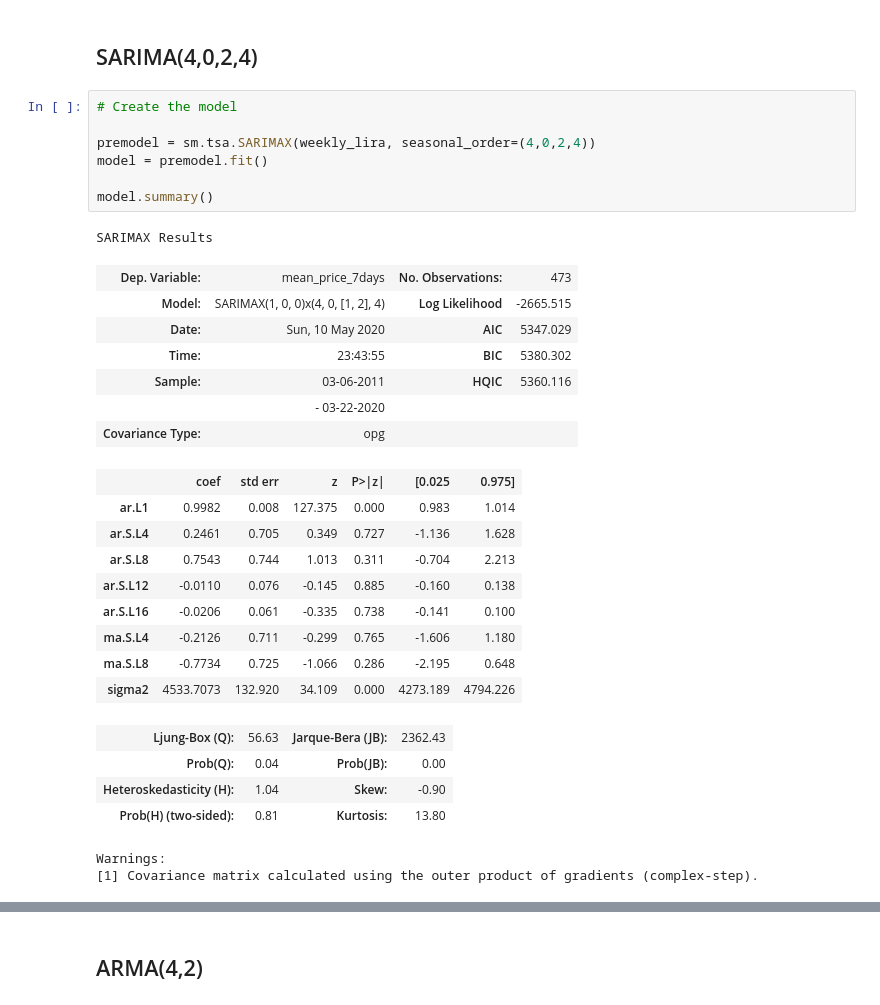
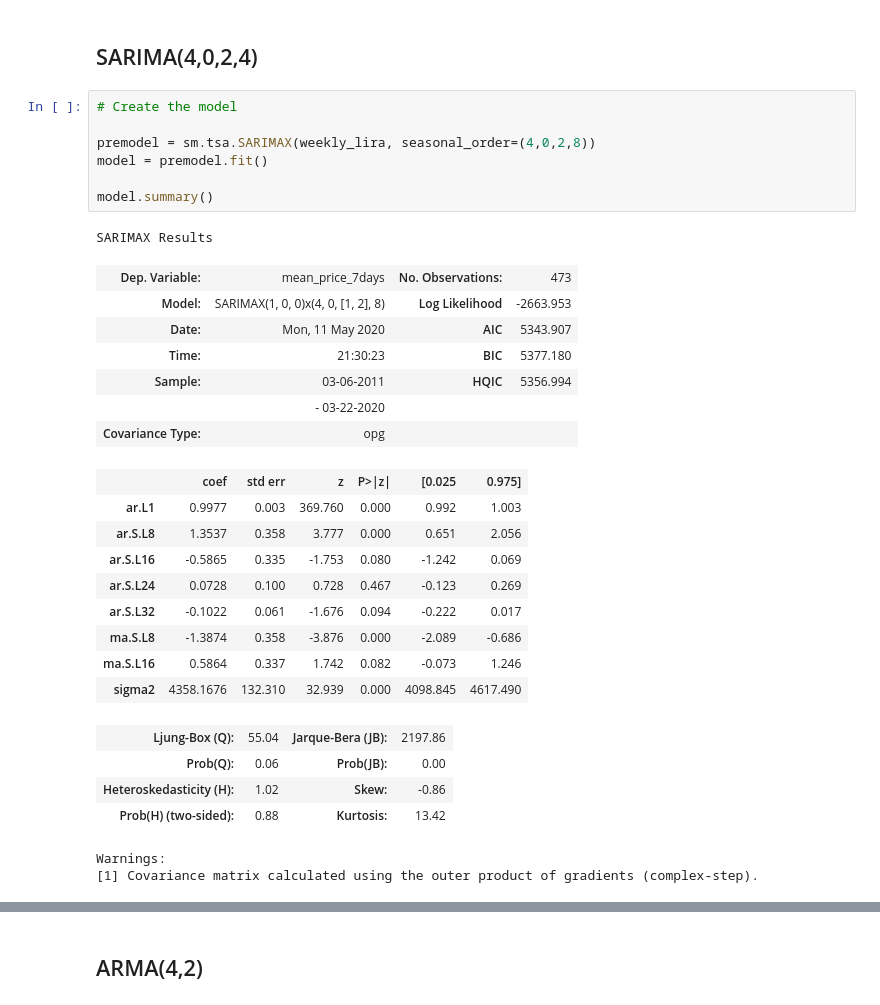
Before and after one commit to CodingDuckmx/Sauti-Africa-Market-Monitoring, a Jupyter notebook: maize_first_steps.ipynb, the cells around one changed output, grey strips where cells are left out. Drawn from its saved outputs; the diff is of its cells as text.

```diff
--- a/maize_first_steps.ipynb
+++ b/maize_first_steps.ipynb
@@ -291,32 +291,32 @@ res.aic_min_order
 # %%
 # Create the model
 
-premodel = sm.tsa.SARIMAX(weekly_lira, seasonal_order=(4,0,2,4))
+premodel = sm.tsa.SARIMAX(weekly_lira, seasonal_order=(4,0,2,8))
 model = premodel.fit()
 
 model.summary()
 # %% [output]
 SARIMAX Results
 | Dep. Variable: | mean_price_7days | No. Observations: | 473 |
-| Model: | SARIMAX(1, 0, 0)x(4, 0, [1, 2], 4) | Log Likelihood | -2665.515 |
-| Date: | Sun, 10 May 2020 | AIC | 5347.029 |
-| Time: | 23:43:55 | BIC | 5380.302 |
-| Sample: | 03-06-2011 | HQIC | 5360.116 |
+| Model: | SARIMAX(1, 0, 0)x(4, 0, [1, 2], 8) | Log Likelihood | -2663.953 |
+| Date: | Mon, 11 May 2020 | AIC | 5343.907 |
+| Time: | 21:30:23 | BIC | 5377.180 |
+| Sample: | 03-06-2011 | HQIC | 5356.994 |
 |  | - 03-22-2020 |  |  |
 | Covariance Type: | opg |  |  |
 |  | coef | std err | z | P>|z| | [0.025 | 0.975] |
-| ar.L1 | 0.9982 | 0.008 | 127.375 | 0.000 | 0.983 | 1.014 |
-| ar.S.L4 | 0.2461 | 0.705 | 0.349 | 0.727 | -1.136 | 1.628 |
-| ar.S.L8 | 0.7543 | 0.744 | 1.013 | 0.311 | -0.704 | 2.213 |
-| ar.S.L12 | -0.0110 | 0.076 | -0.145 | 0.885 | -0.160 | 0.138 |
-| ar.S.L16 | -0.0206 | 0.061 | -0.335 | 0.738 | -0.141 | 0.100 |
-| ma.S.L4 | -0.2126 | 0.711 | -0.299 | 0.765 | -1.606 | 1.180 |
-| ma.S.L8 | -0.7734 | 0.725 | -1.066 | 0.286 | -2.195 | 0.648 |
-| sigma2 | 4533.7073 | 132.920 | 34.109 | 0.000 | 4273.189 | 4794.226 |
+| ar.L1 | 0.9977 | 0.003 | 369.760 | 0.000 | 0.992 | 1.003 |
+| ar.S.L8 | 1.3537 | 0.358 | 3.777 | 0.000 | 0.651 | 2.056 |
+| ar.S.L16 | -0.5865 | 0.335 | -1.753 | 0.080 | -1.242 | 0.069 |
+| ar.S.L24 | 0.0728 | 0.100 | 0.728 | 0.467 | -0.123 | 0.269 |
+| ar.S.L32 | -0.1022 | 0.061 | -1.676 | 0.094 | -0.222 | 0.017 |
+| ma.S.L8 | -1.3874 | 0.358 | -3.876 | 0.000 | -2.089 | -0.686 |
+| ma.S.L16 | 0.5864 | 0.337 | 1.742 | 0.082 | -0.073 | 1.246 |
+| sigma2 | 4358.1676 | 132.310 | 32.939 | 0.000 | 4098.845 | 4617.490 |
-| Ljung-Box (Q): | 56.63 | Jarque-Bera (JB): | 2362.43 |
-| Prob(Q): | 0.04 | Prob(JB): | 0.00 |
-| Heteroskedasticity (H): | 1.04 | Skew: | -0.90 |
-| Prob(H) (two-sided): | 0.81 | Kurtosis: | 13.80 |
+| Ljung-Box (Q): | 55.04 | Jarque-Bera (JB): | 2197.86 |
+| Prob(Q): | 0.06 | Prob(JB): | 0.00 |
+| Heteroskedasticity (H): | 1.02 | Skew: | -0.86 |
+| Prob(H) (two-sided): | 0.88 | Kurtosis: | 13.42 |
 Warnings:
 [1] Covariance matrix calculated using the outer product of gradients (complex-step).
 # %%
```
Also changed, not shown: parts of 5 cells of this notebook, 3 other files.
